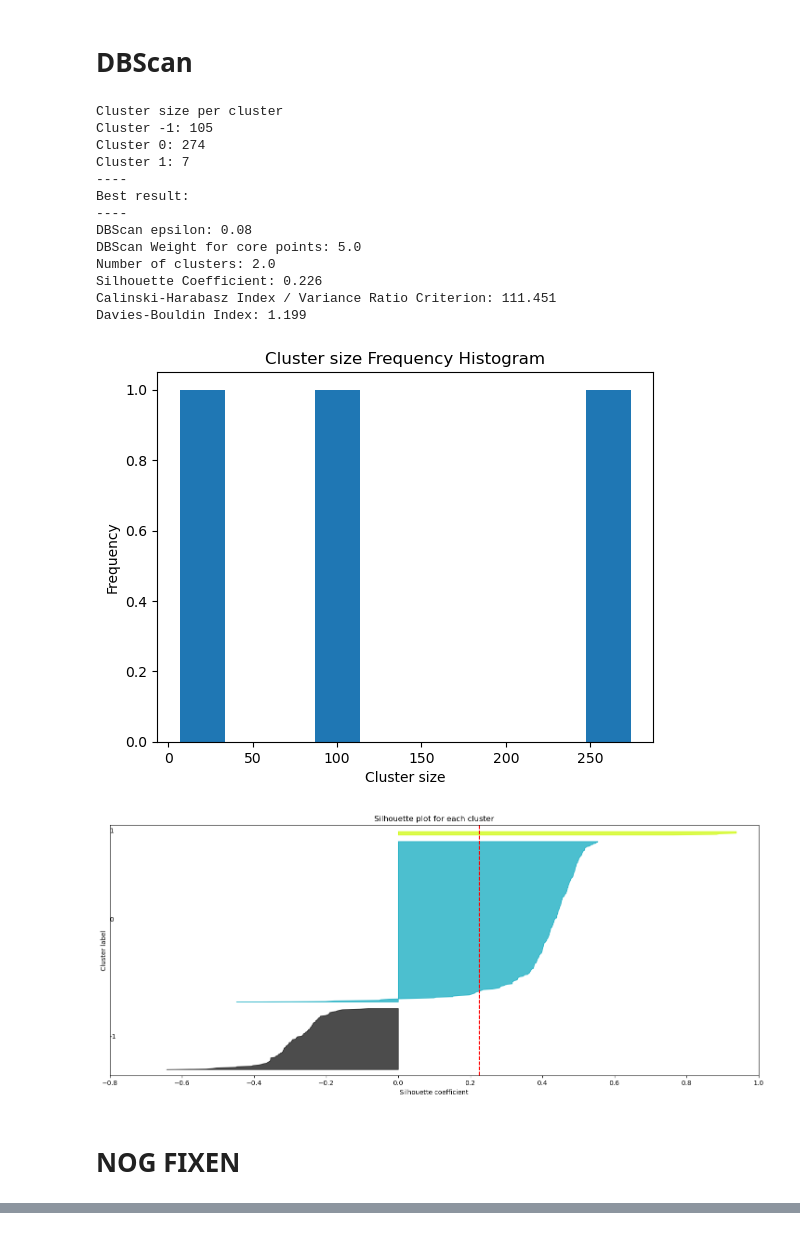
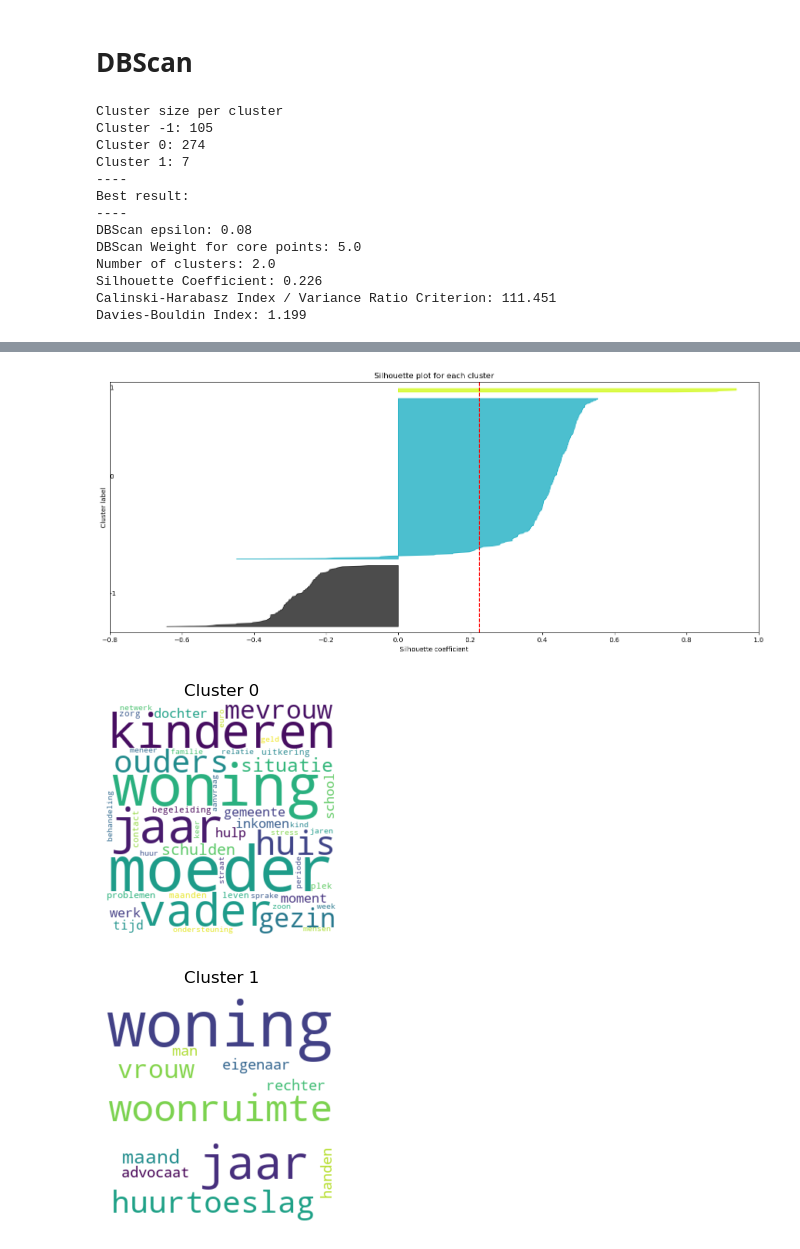
Before and after one commit to GvKonijnenburg/ipw, a Jupyter notebook: ipw_clusterer/notebook/IPW_Clustering.ipynb, the cells around one changed output, grey strips where cells are left out. Drawn from its saved outputs; the diff is of its cells as text; code cells hidden in the pictures.

```diff
--- a/ipw_clusterer/notebook/IPW_Clustering.ipynb
+++ b/ipw_clusterer/notebook/IPW_Clustering.ipynb
@@ -240,26 +233,23 @@ Davies-Bouldin Index: 2.124
 # %% [markdown]
 # DBScan
 # %%
+model = ipw.enums.Model.DBSCAN
 eps_arr = np.arange(0.01, 0.2, 0.01)
 min_samples = range(2, 10)
 db_results, db_labels = ipw.models.dbscan(dist_matrix, eps_arr, min_samples)
+df_model_1[model.col(1)] = db_labels
+ipw.models.output(dist_matrix, db_results, db_labels)
+# %% [output]
+Cluster size per cluster
+Cluster -1: 105
+Cluster 0: 274
+Cluster 1: 7
+----
+Best result:
+----
+DBScan epsilon: 0.08
+DBScan Weight for core points: 5.0
+Number of clusters: 2.0
+Silhouette Coefficient: 0.226
+Calinski-Harabasz Index / Variance Ratio Criterion: 111.451
+Davies-Bouldin Index: 1.199
-# %%
-ipw.models.output(dist_matrix, db_results, db_labels)
-# %% [output]
-Cluster size per cluster
-Cluster -1: 105
-Cluster 0: 274
-Cluster 1: 7
-----
-Best result:
-----
-DBScan epsilon: 0.08
-DBScan Weight for core points: 5.0
-Number of clusters: 2.0
-Silhouette Coefficient: 0.226
-Calinski-Harabasz Index / Variance Ratio Criterion: 111.451
-Davies-Bouldin Index: 1.199
-[figure, removed]
-[figure, removed]
-# %% [markdown]
-# NOG FIXEN
@@ -301,0 +256,6 @@ def plot_wordclouds(label_dicts):
+# %%
+if SHOW_MODEL_PLOTS:
+    ipw.plots.histogram_labels(db_labels)
+    ipw.plots.silhouette(dist_matrix, db_labels)
+    ipw.plots.model_wordclouds(df_model_1, model, 1)
+# %% [output]
@@ -301,0 +263,3 @@ def plot_wordclouds(label_dicts):
+[figure, added]
+[figure, added]
+[figure, added]
```
Also changed, not shown: parts of 45 cells of this notebook, 10 other files.
